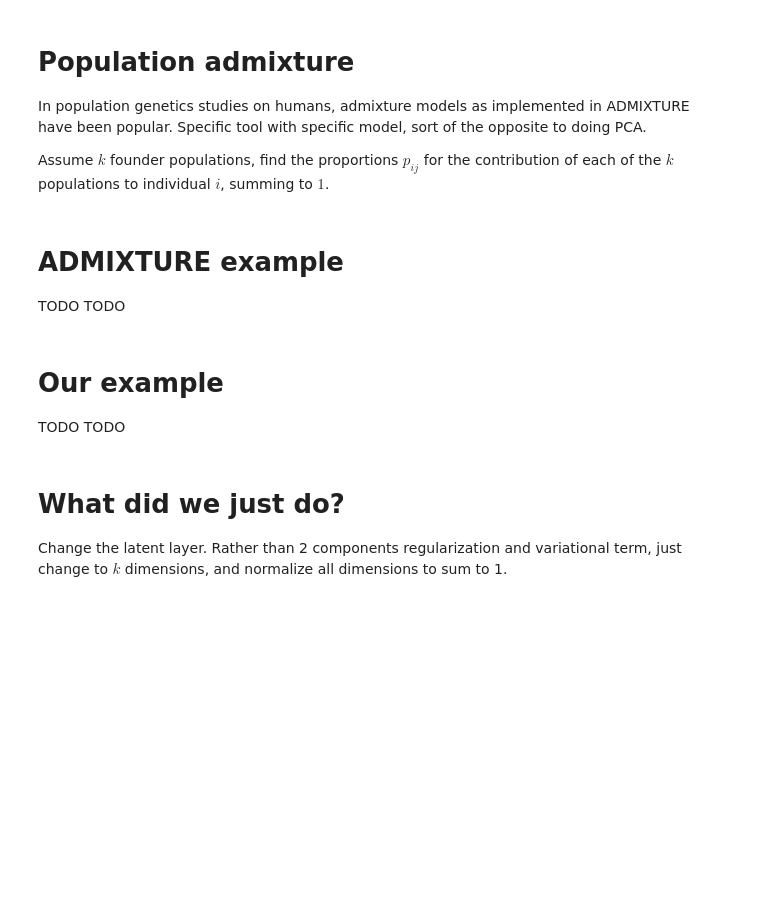
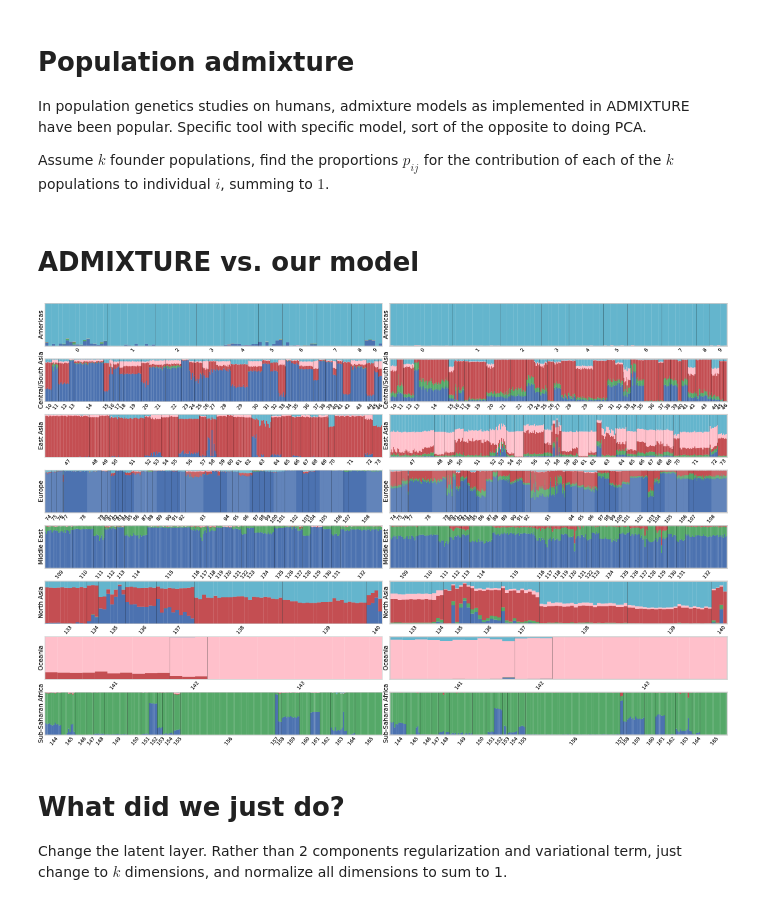
Before and after one commit to NBISweden/workshop-neural-nets-and-deep-learning, a Jupyter notebook: session_gcae/lecture.ipynb, the cells around one changed output. Drawn from its saved outputs; the diff is of its cells as text; code cells hidden in the pictures; blank space fills up the shorter version.

Commit message:
Minor layout, complete figures

```diff
--- a/session_gcae/lecture.ipynb
+++ b/session_gcae/lecture.ipynb
@@ -217,14 +220,19 @@ fig
 In population genetics studies on humans, admixture models as implemented in ADMIXTURE have been popular. Specific tool with specific model, sort of the opposite to doing PCA.
 
 Assume $k$ founder populations, find the proportions $p_{ij}$ for the contribution of each of the $k$ populations to individual $i$, summing to $1$.
-# %% [markdown]
-# ADMIXTURE example
-
-TODO TODO
-# %% [markdown]
-# Our example
-
-TODO TODO
+# %% [markdown]
+# ADMIXTURE vs. our model
+# %%
+from wand.image import Image as WImage
+
+fig = WImage(filename=('nbisgcae/ADMIXTURE.pdf'), resolution=80)
+both = WImage(width=fig.width * 2, height=fig.height)
+both.composite(fig)
+fig = WImage(filename=('nbisgcae/gcae_cluster.pdf'), resolution=80)
+both.composite(fig, left=fig.width)
+both
+# %% [output]
+[figure, added]
 # %% [markdown]
 # What did we just do?
 Change the latent layer. Rather than 2 components regularization and variational term, just change to $k$ dimensions, and normalize all dimensions to sum to 1.
```
Also changed, not shown: parts of 12 cells of this notebook, 7 other files.
